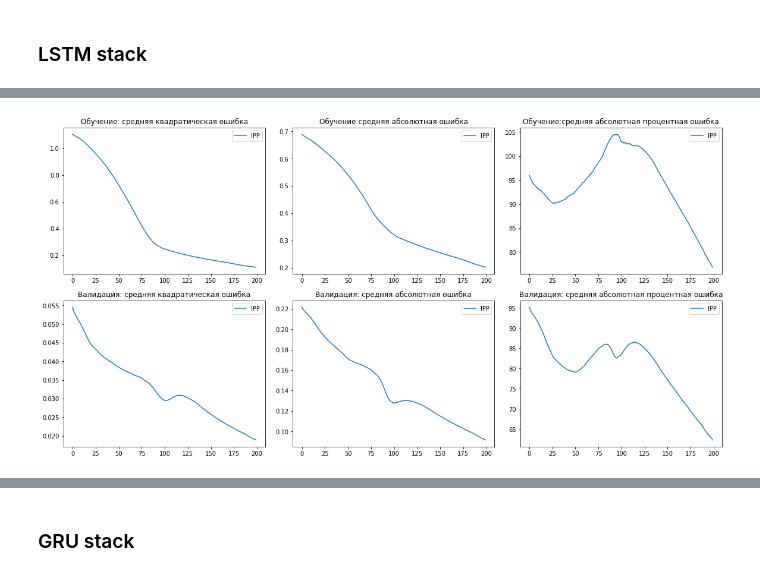
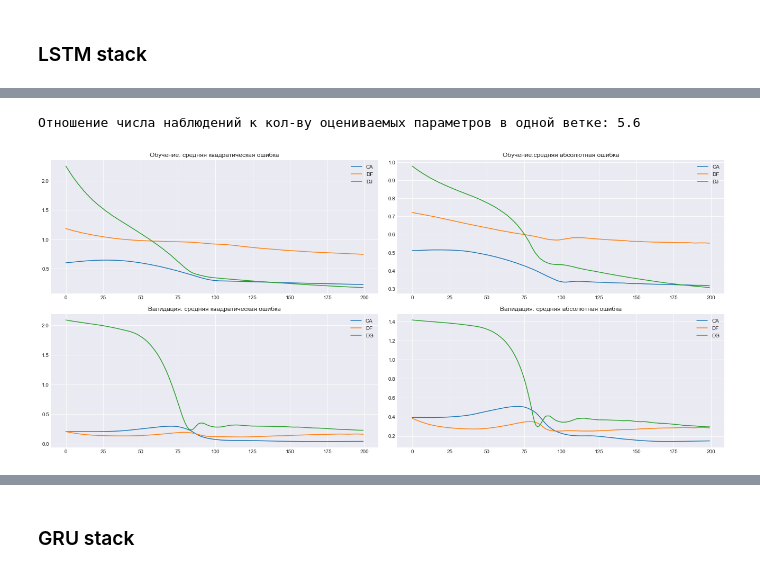
Before and after one commit to KosarevVS/stacks-for-TS, a Jupyter notebook: main_model.ipynb, the cells around one changed output, grey strips where cells are left out. Drawn from its saved outputs; the diff is of its cells as text; code cells hidden in the pictures.

```diff
--- a/main_model.ipynb
+++ b/main_model.ipynb
@@ -158,14 +180,14 @@ print ('Отношение числа наблюдений к кол-ву оце
 Отношение числа наблюдений к кол-ву оцениваемых параметров в одной ветке: 5.91
 # %%
 %%time
-model1=get_hist_ulstm(X_train1)
-model2=get_hist_ulstm(X_train2)
-model3=get_hist_ulstm(X_train3)
+model1=simple_lstm(X_train1)
+model2=simple_lstm(X_train2)
+model3=simple_lstm(X_train3)
 
-histor1=model.fit({'fact_ipp_1': X_train1},{'out_1':y_train1},validation_data=({'fact_ipp_1': X_test1},
+history1=model1.fit({'fact_ipp_1': X_train1},{'out_1':y_train1},validation_data=({'fact_ipp_1': X_test1},
           {'out_1':y_test1}),epochs=200, batch_size=len(X_test1),verbose=0)
-histor2=model.fit({'fact_ipp_1': X_train2},{'out_1':y_train2},validation_data=({'fact_ipp_1': X_test2},
+history2=model2.fit({'fact_ipp_1': X_train2},{'out_1':y_train2},validation_data=({'fact_ipp_1': X_test2},
           {'out_1':y_test2}),epochs=200, batch_size=len(X_test2),verbose=0)
-histor3=model.fit({'fact_ipp_1': X_train3},{'out_1':y_train3},validation_data=({'fact_ipp_1': X_test3},
+history3=model3.fit({'fact_ipp_1': X_train3},{'out_1':y_train3},validation_data=({'fact_ipp_1': X_test3},
           {'out_1':y_test3}),epochs=200, batch_size=len(X_test1),verbose=0)
 # %% [output]
@@ -261,7 +467,8 @@ model.compile(optimizer='adam',
 # %%
-model.summary()
-plot_model(model, to_file='plots/models/model'+dateTime(datetime)+'.png',show_shapes=True)
-SVG(model_to_dot(model,show_shapes=True).create(prog='dot', format='svg'))
+my_model=my_stack_lstm(X_train1)
+my_model.summary()
+plot_model(my_model, to_file='plots/models/model'+dateTime(datetime)+'.png',show_shapes=True)
+SVG(model_to_dot(my_model,show_shapes=True).create(prog='dot', format='svg'))
 # %% [output]
 __________________________________________________________________________________________________
 Layer (type)                    Output Shape         Param #     Connected to
@@ -326,4 +491,15 @@ _________________________________________________________________
+# %%
+print ('Отношение числа наблюдений к кол-ву оцениваемых параметров в одной ветке: {}'\
+       .format(round((X_cnn_train1.shape[0]*X_cnn_train1.shape[1])/size(my_model),2)))
+# %% [output]
+Отношение числа наблюдений к кол-ву оцениваемых параметров в одной ветке: 5.6
+# %%
+history=my_model.fit({'fact_ipp_1': X_train1, 'fact_ipp_2': X_train2,'fact_ipp_3': X_train3},
+          {'out_1':y_train1,'out_2':y_train2,'out_3':y_train3},
+                  validation_data=({'fact_ipp_1': X_test1, 'fact_ipp_2': X_test2,'fact_ipp_3': X_test3},
+          {'out_1':y_test1,'out_2':y_test2,'out_3':y_test3}),
+          epochs=200, batch_size=100,verbose=0)
 # %%
-plot_metrics_unique(history,save=False,comment='a',mylable='IPP')
+plot_metrics(history,save=False,comment='a')
 # %% [output]
-[figure, old version]
+[figure, new version]
```
Also changed, not shown: parts of 67 cells of this notebook, 1 other file.
